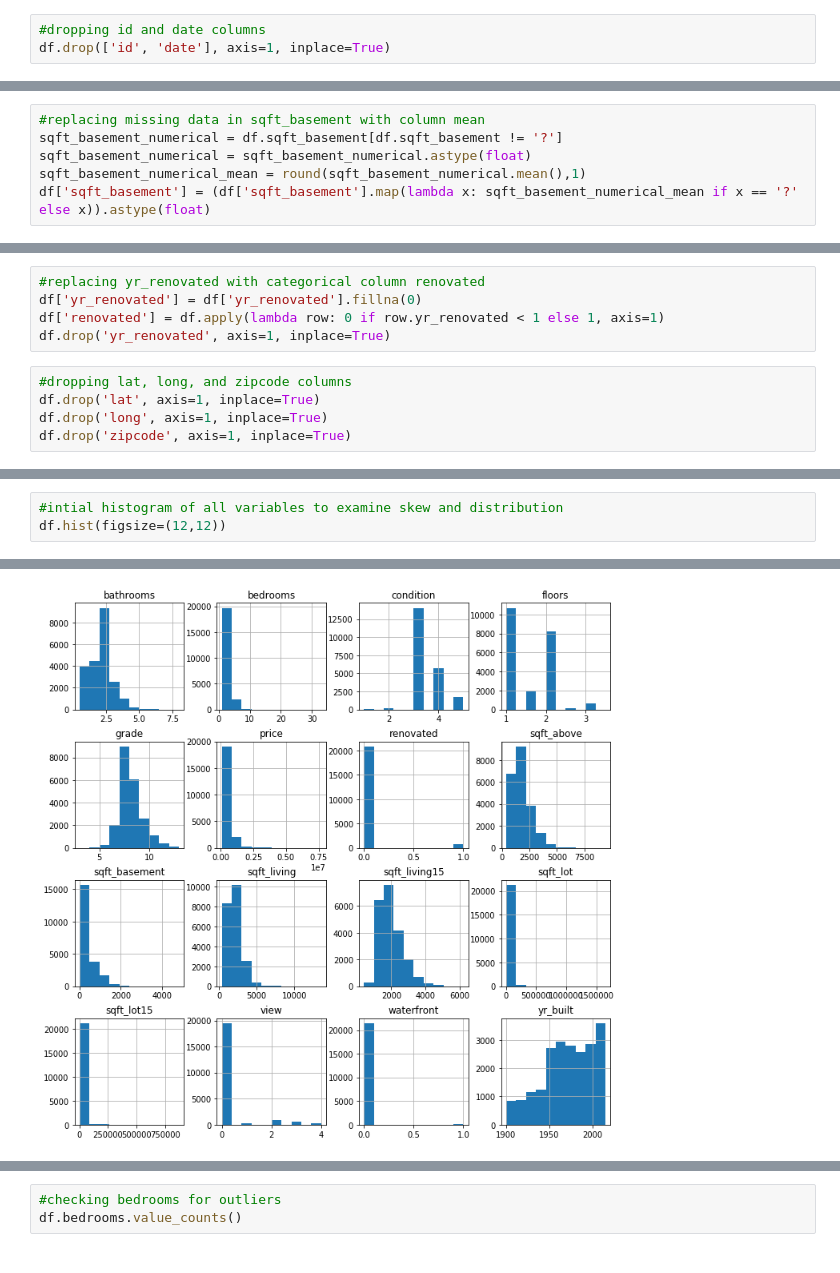
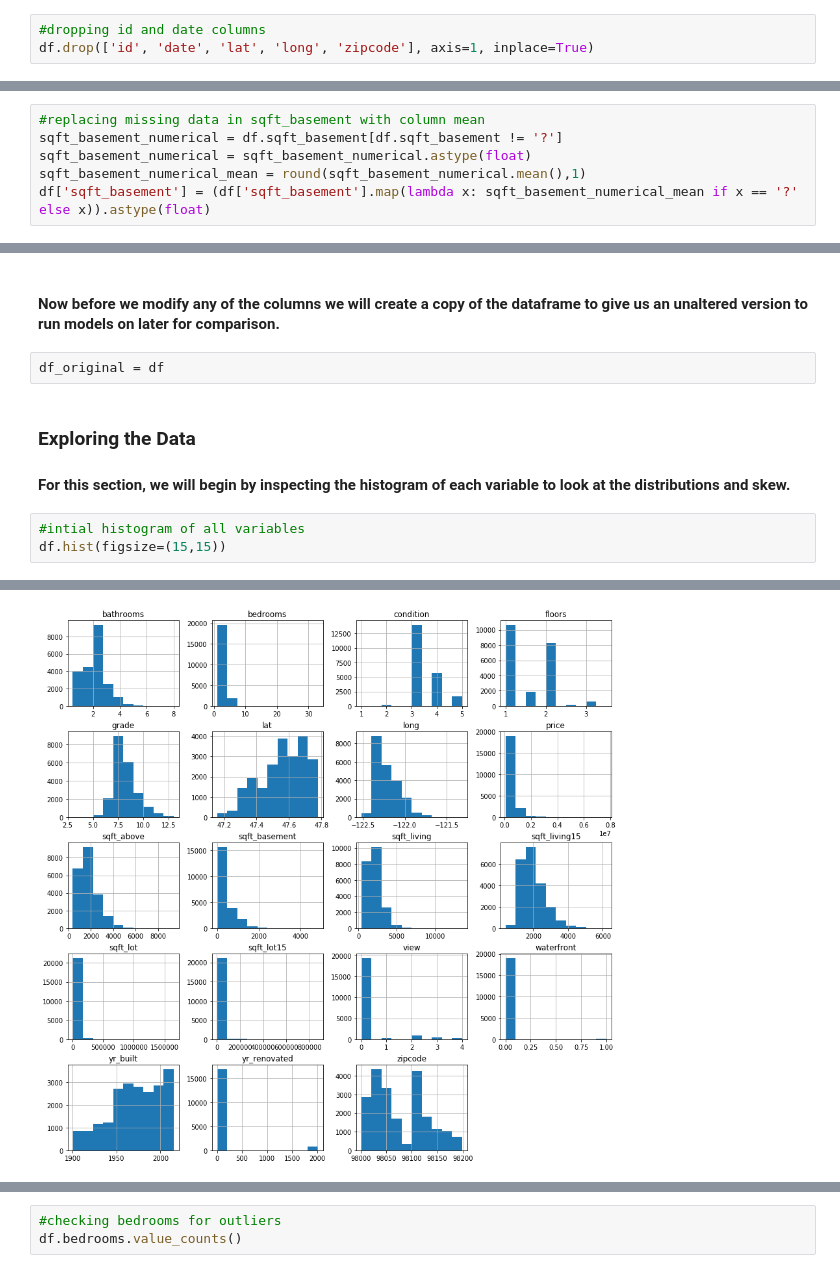
Before and after one commit to KanwalArora029/King-County-Sales-Analysis, a Jupyter notebook: student2.ipynb, the cells around one changed output, grey strips where cells are left out. Saved outputs shown, nothing was run; the diff lists cells and outputs as text.

```diff
--- a/student2.ipynb
+++ b/student2.ipynb
@@ -19,3 +32,3 @@ df = pd.read_csv('kc_house_data.csv')
 # %%
 #dropping id and date columns
-df.drop(['id', 'date'], axis=1, inplace=True)
+df.drop(['id', 'date', 'lat', 'long', 'zipcode'], axis=1, inplace=True)
@@ -34,10 +114,0 @@ df['waterfront'] = df['waterfront'].fillna(0)
-# %%
-#replacing yr_renovated with categorical column renovated
-df['yr_renovated'] = df['yr_renovated'].fillna(0)
-df['renovated'] = df.apply(lambda row: 0 if row.yr_renovated < 1 else 1, axis=1)
-df.drop('yr_renovated', axis=1, inplace=True)
-# %%
-#dropping lat, long, and zipcode columns
-df.drop('lat', axis=1, inplace=True)
-df.drop('long', axis=1, inplace=True)
-df.drop('zipcode', axis=1, inplace=True)
@@ -181,6 +115,13 @@ R-squared = 0.9862903201667741
+# %% [markdown]
+<h4> Now before we modify any of the columns we will create a copy of the dataframe to give us an unaltered version to run models on later for comparison.
+# %%
+df_original = df
+# %% [markdown]
+### Exploring the Data
+<h4> For this section, we will begin by inspecting the histogram of each variable to look at the distributions and skew.
 # %%
-#intial histogram of all variables to examine skew and distribution
-df.hist(figsize=(12,12))
+#intial histogram of all variables
+df.hist(figsize=(15,15))
 # %% [output]
 array([[<matplotlib.axes._subplots.AxesSubplot object at 0x...>,
         <matplotlib.axes._subplots.AxesSubplot object at 0x...>,
@@ -198,5 +139,5 @@ array([[<matplotlib.axes._subplots.AxesSubplot object at 0x...>,
         <matplotlib.axes._subplots.AxesSubplot object at 0x...>,
         <matplotlib.axes._subplots.AxesSubplot object at 0x...>,
         <matplotlib.axes._subplots.AxesSubplot object at 0x...>]],
       dtype=object)
-[figure, old version]
+[figure, new version]
```
Also changed, not shown: parts of 71 cells of this notebook, 1 other file.
